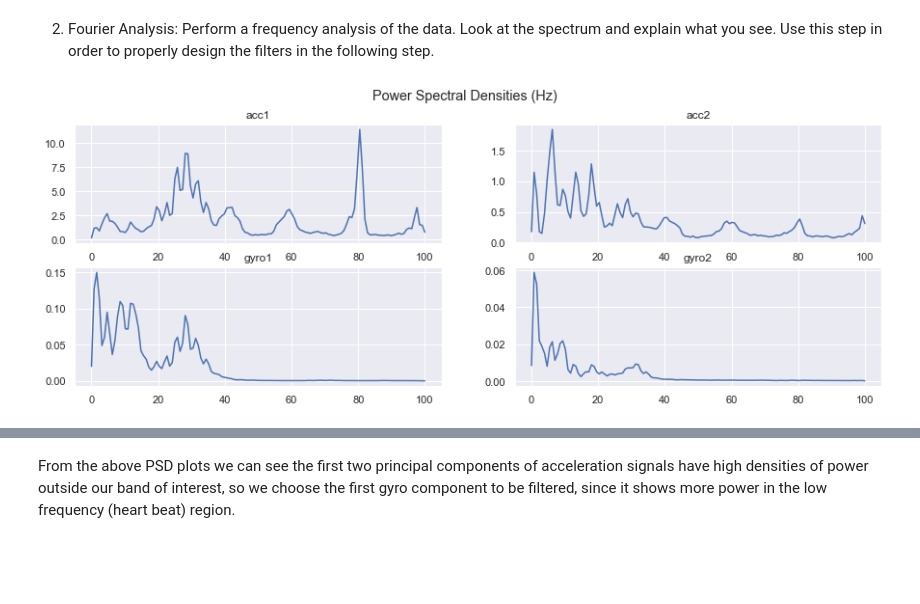
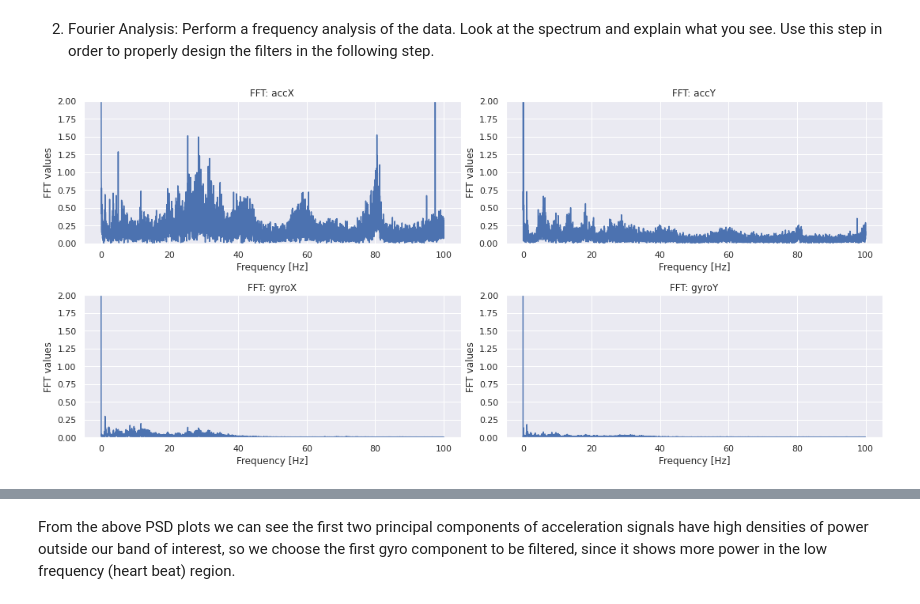
Before and after one commit to CrostaBot/HeartRateEstimation, a Jupyter notebook: SCG.ipynb, the cells around one changed output, grey strips where cells are left out. Cells and saved outputs as stored; diff of their text form; code cells hidden in the pictures; blank space fills up the shorter version.

```diff
--- a/SCG.ipynb
+++ b/SCG.ipynb
@@ -338,53 +353,48 @@ stat
 # %% [markdown]
 2. Fourier Analysis: Perform a frequency analysis of the data. Look at the spectrum and explain what you see. Use this step in order to properly design the filters in the following step.
 # %%
-# def get_fft_values(y_values, T, N, f_s):
-#     f_values = np.linspace(0.0, 1.0/(2.0*T), N//2)
-#     fft_values_ = fft(y_values)
-#     fft_values = 2.0/N * np.abs(fft_values_[0:N//2])
-#     return f_values, fft_values
+def get_fft_values(y_values, T, N, f_s):
+    f_values = np.linspace(0.0, 1.0/(2.0*T), N//2)
+    fft_values_ = fft(y_values)
+    fft_values = 2.0/N * np.abs(fft_values_[0:N//2])
+    return f_values, fft_values
 
 def get_psd_values(y_values, T, N, f_s):
     f_values, psd_values = welch(y_values, fs=f_s)
     return f_values, psd_values
 
 N = df_sternum.shape[0]
 T = 1/freq
 f_s = freq
 
-# f_accX, fft_accX = get_fft_values(np.array(PCA_acc[0]), T, N, f_s)
-# f_accY, fft_accY  = get_fft_values(np.array(PCA_acc[1]), T, N, f_s)
-# f_gyroX, fft_gyroX = get_fft_values(np.array(PCA_gyro[0]), T, N, f_s)
-# f_gyroY, fft_gyroY = get_fft_values(np.array(PCA_gyro[1]), T, N, f_s)
+f_accX, fft_accX = get_fft_values(np.array(PCA_acc[0]), T, N, f_s)
+f_accY, fft_accY  = get_fft_values(np.array(PCA_acc[1]), T, N, f_s)
+f_gyroX, fft_gyroX = get_fft_values(np.array(PCA_gyro[0]), T, N, f_s)
+f_gyroY, fft_gyroY = get_fft_values(np.array(PCA_gyro[1]), T, N, f_s)
 
-# figure, axis = plt.subplots(2, 2, figsize = (15, 5))
-# axis[0, 0].plot(f_accX, fft_accX)
-# axis[0, 0].set_ylim([0, 2])
-# axis[0, 1].plot(f_accY, fft_accY)
-# axis[0, 1].set_ylim([0, 2])
-# axis[1, 0].plot(f_gyroX, fft_gyroX)
-# axis[1, 0].set_ylim([0, 2])
-# axis[1, 1].plot(f_gyroY, fft_gyroY)
-# axis[1, 1].set_ylim([0, 2])
-
-# plt.show()
-
-f_accX_psd, fft_accX_psd = get_psd_values(np.array(PCA_acc[0]), T, N, f_s)
-f_accY_psd, fft_accY_psd  = get_psd_values(np.array(PCA_acc[1]), T, N, f_s)
-f_gyroX_psd, fft_gyroX_psd = get_psd_values(np.array(PCA_gyro[0]), T, N, f_s)
-f_gyroY_psd, fft_gyroY_psd = get_psd_values(np.array(PCA_gyro[1]), T, N, f_s)
-
-figure, axis = plt.subplots(2, 2, figsize = (15, 5))
-figure.suptitle("Power Spectral Densities (Hz)")
-axis[0, 0].plot(f_accX_psd, fft_accX_psd)
-axis[0, 0].set_title("acc1")
-axis[0, 1].plot(f_accY_psd, fft_accY_psd)
-axis[0, 1].set_title("acc2")
-axis[1, 0].plot(f_gyroX_psd, fft_gyroX_psd)
-axis[1, 0].set_title("gyro1")
-axis[1, 1].plot(f_gyroY_psd, fft_gyroY_psd)
-axis[1, 1].set_title("gyro2")
-
+figure, axis = plt.subplots(2, 2, figsize = (15, 7))
+axis[0, 0].plot(f_accX, fft_accX)
+axis[0, 0].set_ylim([0, 2])
+axis[0, 0].set_xlabel('Frequency [Hz]')
+axis[0, 0].set_ylabel('FFT values')
+axis[0, 0].set_title('FFT: accX')
+axis[0, 1].plot(f_accY, fft_accY)
+axis[0, 1].set_ylim([0, 2])
+axis[0, 1].set_xlabel('Frequency [Hz]')
+axis[0, 1].set_ylabel('FFT values')
+axis[0, 1].set_title('FFT: accY')
+axis[1, 0].plot(f_gyroX, fft_gyroX)
+axis[1, 0].set_ylim([0, 2])
+axis[1, 0].set_xlabel('Frequency [Hz]')
+axis[1, 0].set_ylabel('FFT values')
+axis[1, 0].set_title('FFT: gyroX')
+axis[1, 1].plot(f_gyroY, fft_gyroY)
+axis[1, 1].set_ylim([0, 2])
+axis[1, 1].set_xlabel('Frequency [Hz]')
+axis[1, 1].set_ylabel('FFT values')
+axis[1, 1].set_title('FFT: gyroY')
+figure.tight_layout()
+plt.savefig("Images/SCG/FFT.png")
 plt.show()
 # %% [output]
-[figure, old version]
+[figure, new version]
```
Also changed, not shown: parts of 13 cells of this notebook.
